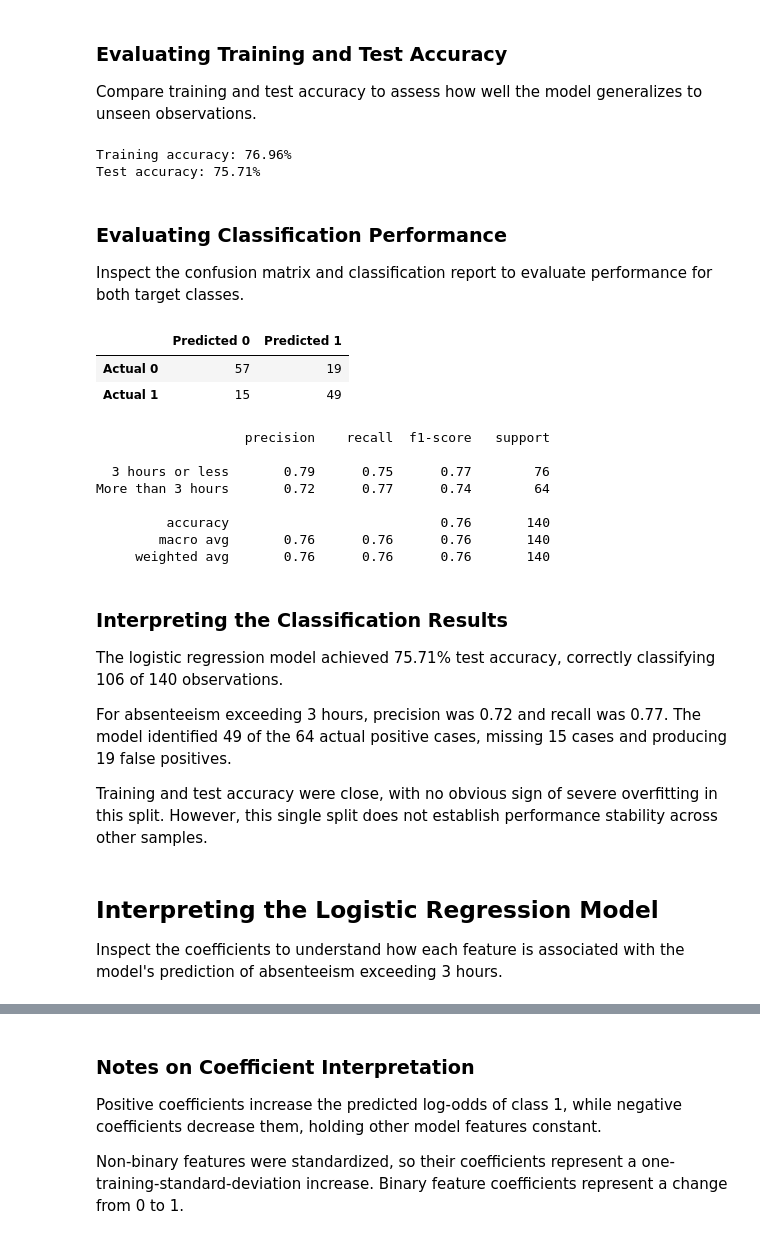
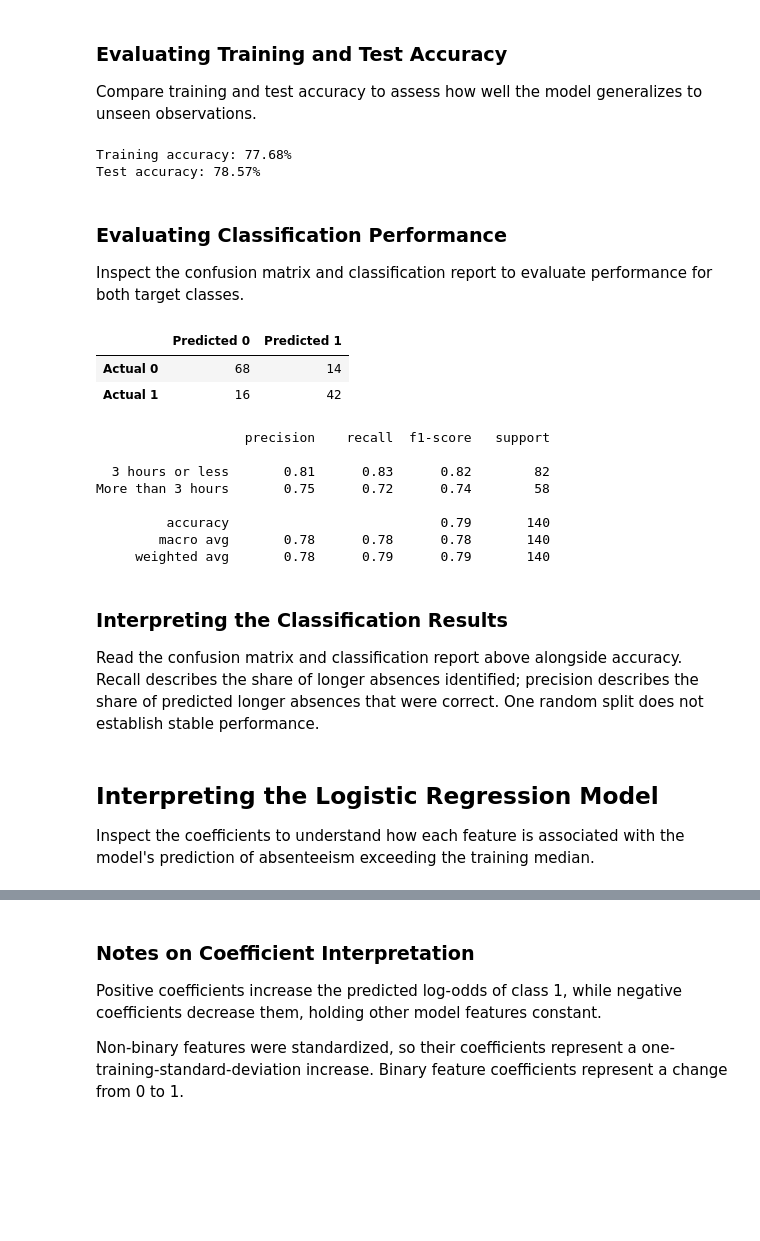
Before and after one commit to eli-tak/absenteeism-prediction, a Jupyter notebook: absenteeism_prediction.ipynb, the cells around one changed output, grey strips where cells are left out. Drawn from its saved outputs; the diff is of its cells as text; code cells hidden in the pictures; blank space fills up the shorter version.

Commit message:
Update absenteeism analysis and documentation

```diff
--- a/absenteeism_prediction.ipynb
+++ b/absenteeism_prediction.ipynb
@@ -586,2 +586,8 @@ Calculate the median absenteeism time to define the threshold for the binary tar
 # %%
-df_preprocessed['Absenteeism Time in Hours'].median()
+from sklearn.model_selection import train_test_split
+
+X = df_preprocessed.drop(columns=['Absenteeism Time in Hours'])
+hours = df_preprocessed['Absenteeism Time in Hours']
+X_train, X_test, hours_train, hours_test = train_test_split(
+    X, hours, test_size=0.2, random_state=42
+)
@@ -594,6 +598,5 @@ Create a binary target indicating whether absenteeism time exceeds the median of
 # %%
-threshold = df_preprocessed['Absenteeism Time in Hours'].median()
-
-targets = (
-    df_preprocessed['Absenteeism Time in Hours'] > threshold
-).astype(int)
+threshold = hours_train.median()
+y_train = (hours_train > threshold).astype(int)
+y_test = (hours_test > threshold).astype(int)
+print(f'Training median: {threshold:g} hours')
@@ -622,10 +627,2 @@ Reserve 20% of the observations for testing while preserving the target class pr
 # %%
-from sklearn.model_selection import train_test_split
-
-X_train, X_test, y_train, y_test = train_test_split(
-    X,
-    y,
-    test_size=0.2,
-    random_state=42,
-    stratify=y
-)
+print(f'Training observations: {len(X_train)}; test observations: {len(X_test)}')
@@ -716,8 +715,8 @@ test_accuracy = model.score(X_test_scaled, y_test)
 print(f'Training accuracy: {train_accuracy:.2%}')
 print(f'Test accuracy: {test_accuracy:.2%}')
 # %% [output]
-Training accuracy: 76.96%
-Test accuracy: 75.71%
+Training accuracy: 77.68%
+Test accuracy: 78.57%
 # %% [markdown]
 ### Evaluating Classification Performance
 
@@ -725,53 +724,44 @@ Inspect the confusion matrix and classification report to evaluate performance f
 # %%
 from sklearn.metrics import confusion_matrix, classification_report
 
 y_pred = model.predict(X_test_scaled)
 
 confusion = pd.DataFrame(
     confusion_matrix(y_test, y_pred, labels=[0, 1]),
     index=['Actual 0', 'Actual 1'],
     columns=['Predicted 0', 'Predicted 1']
 )
 
 display(confusion)
 
 print(classification_report(
     y_test,
     y_pred,
     labels=[0, 1],
-    target_names=['3 hours or less', 'More than 3 hours'],
+    target_names=[f'{threshold:g} hours or less', f'More than {threshold:g} hours'],
     zero_division=0
 ))
 # %% [output]
 |  | Predicted 0 | Predicted 1 |
-| Actual 0 | 57 | 19 |
-| Actual 1 | 15 | 49 |
+| Actual 0 | 68 | 14 |
+| Actual 1 | 16 | 42 |
                    precision    recall  f1-score   support
 
-  3 hours or less       0.79      0.75      0.77        76
-More than 3 hours       0.72      0.77      0.74        64
+  3 hours or less       0.81      0.83      0.82        82
+More than 3 hours       0.75      0.72      0.74        58
 
-         accuracy                           0.76       140
-        macro avg       0.76      0.76      0.76       140
-     weighted avg       0.76      0.76      0.76       140
+         accuracy                           0.79       140
+        macro avg       0.78      0.78      0.78       140
+     weighted avg       0.78      0.79      0.79       140
 # %% [markdown]
 ### Interpreting the Classification Results
 
-The logistic regression model achieved 75.71% test accuracy,
-correctly classifying 106 of 140 observations.
-
-For absenteeism exceeding 3 hours, precision was 0.72 and recall
-was 0.77. The model identified 49 of the 64 actual positive cases,
-missing 15 cases and producing 19 false positives.
-
-Training and test accuracy were close, with no obvious sign of
-severe overfitting in this split. However, this single split does
-not establish performance stability across other samples.
+Read the confusion matrix and classification report above alongside accuracy. Recall describes the share of longer absences identified; precision describes the share of predicted longer absences that were correct. One random split does not establish stable performance.
 # %% [markdown]
 ## Interpreting the Logistic Regression Model
 
 Inspect the coefficients to understand how each feature is associated
-with the model's prediction of absenteeism exceeding 3 hours.
+with the model's prediction of absenteeism exceeding the training median.
 # %%
 coefficient_summary = pd.DataFrame({
     'Feature': X_train_scaled.columns,
```
Also changed, not shown: parts of 20 cells of this notebook.
